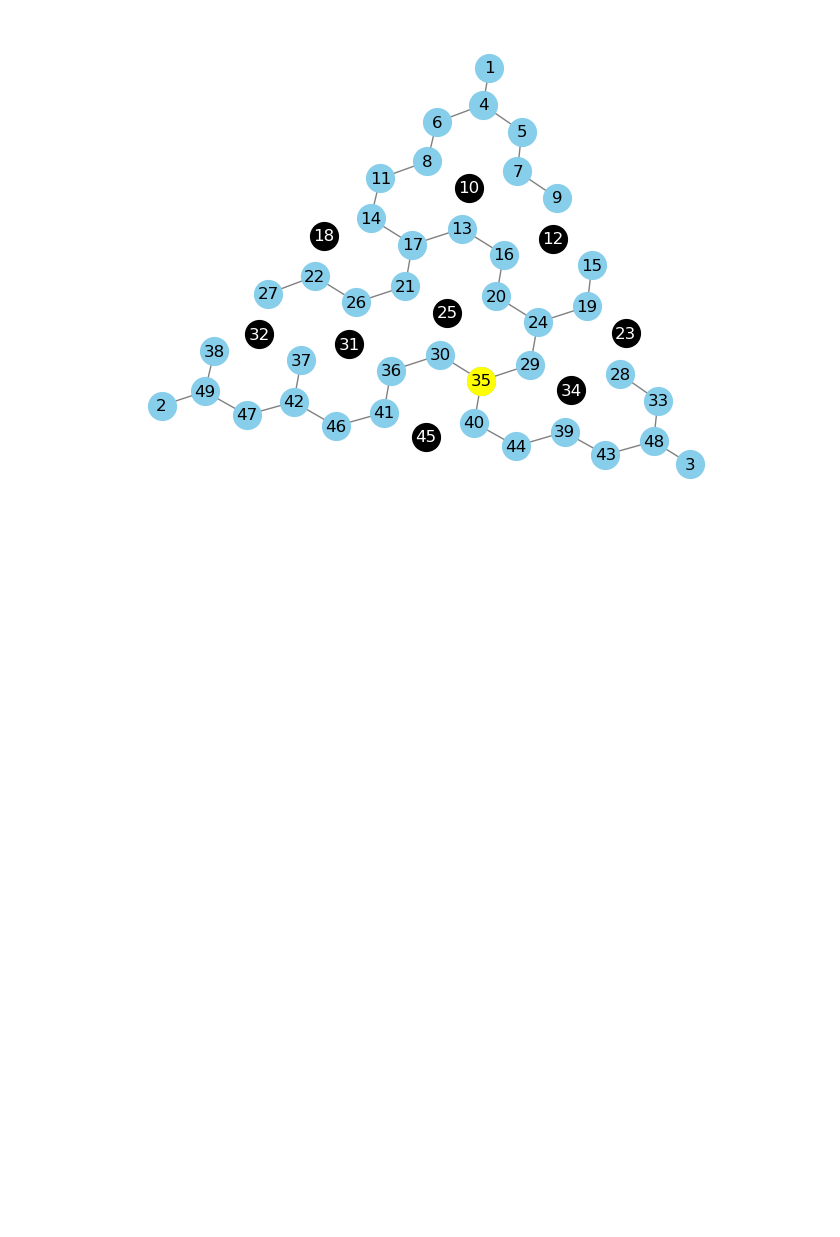
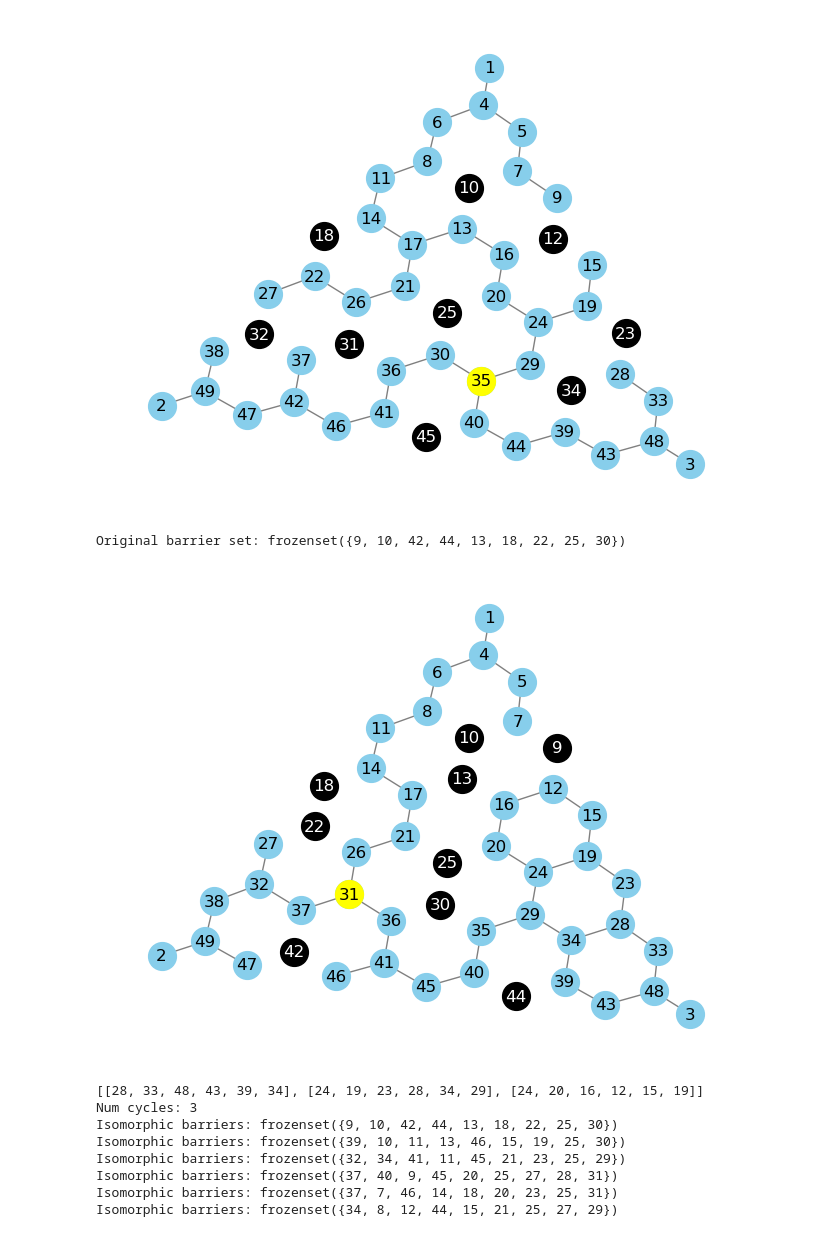
Before and after one commit to calderast/Maze_config, a Jupyter notebook: hex-maze-lookup.ipynb, the cells around one changed output. Cells and saved outputs as stored; diff of their text form; code cells hidden in the pictures; blank space fills up the shorter version.

```diff
--- a/hex-maze-lookup.ipynb
+++ b/hex-maze-lookup.ipynb
@@ -79,12 +79,17 @@ def get_maze_attributes(barrier_set):
     choice_points = set(find_all_critical_choice_points(maze))
     num_choice_points = len(choice_points)
 
+    # Get information about cycles
+    cycle_basis = nx.cycle_basis(maze)
+    num_cycles = len(cycle_basis)
+
     # Create a dictionary of attributes
     attributes = {'barriers': barrier_set, 'len12': len12, 'len13': len13, 'len23': len23,
                   'reward_path_lengths': reward_path_lengths, 'path_length_difference': path_length_difference,
                   'optimal_paths_12': optimal_paths_12, 'optimal_paths_13': optimal_paths_13,
                   'optimal_paths_23': optimal_paths_23, 'optimal_paths_all': optimal_paths_all,
-                  'choice_points': choice_points, 'num_choice_points': num_choice_points}
+                  'choice_points': choice_points, 'num_choice_points': num_choice_points,
+                 'cycles': cycle_basis, 'num_cycles': num_cycles}
     return attributes
 # %%
 from tqdm import tqdm
@@ -226,7 +231,7 @@ frozenset({32, 34, 41, 9, 14, 20, 21, 27, 28})
 def single_barrier_moved(barrier_set_1, barrier_set_2):
     ''' Check if two sets of barriers differ by only one element '''
 
-    # Symmetric difference (XOR) between the sets must have exactly two elements
+    # The symmetric difference (XOR) between the sets must have exactly two elements
     # because each set should have exactly one barrier not present in the other set
     return len(barrier_set_1.symmetric_difference(barrier_set_2)) == 2
 
@@ -245,8 +250,12 @@ def at_least_one_path_shorter_and_longer(paths_1, paths_2):
 def get_next_barrier_set(df, original_barriers):
     '''
     Given the hex maze database (df) and set of original barriers, get a list
-    of next barrier sets where at least one path increases in length and another decreases in length
-    compared to the original maze.
+    of next barrier sets created by the movement of a single barrier where at
+    least one path increases in length and another decreases in length
+    compared to the original barrier set.
+
+    Returns:
+    a list of potential new barrier sets
     '''
 
     # Find other valid mazes in the df that differ by the movement of a single barrier
@@ -316,3 +325,40 @@ Potential next barriers: frozenset({34, 10, 12, 45, 18, 21, 23, 25, 31})
 [figure]
 Potential next barriers: frozenset({32, 34, 10, 12, 45, 18, 23, 25, 31})
 [figure]
+# %%
+def count_cycles(graph):
+    # Find the cycle basis of the graph
+    cycle_basis = nx.cycle_basis(graph)
+    print(cycle_basis)
+    # The number of cycles is the length of the cycle basis
+    return len(cycle_basis)
+
+
+def get_isomorphic_mazes_graph_algo(df, barriers):
+    # Get the graph representation of the barrier set
+    G = create_maze_graph(barriers)
+    # Find other mazes in the dataframe that are isomorphic to the given barrier set
+    isomorphic_barriers = [b for b in df['barriers'] if nx.is_isomorphic(create_maze_graph(b), G)]
+    return isomorphic_barriers
+
+original_barriers  = df['barriers'][6]
+print("Original barrier set:", original_barriers, "\n")
+plot_hex_maze(original_barriers)
+
+print("Num cycles:", count_cycles(create_maze_graph(original_barriers)))
+
+iso_mazes = get_isomorphic_mazes(df, original_barriers)
+for m in iso_mazes:
+    print("Isomorphic barriers:", m)
+    #plot_hex_maze(m)
+# %% [output]
+Original barrier set: frozenset({9, 10, 42, 44, 13, 18, 22, 25, 30})
+[figure, added]
+[[28, 33, 48, 43, 39, 34], [24, 19, 23, 28, 34, 29], [24, 20, 16, 12, 15, 19]]
+Num cycles: 3
+Isomorphic barriers: frozenset({9, 10, 42, 44, 13, 18, 22, 25, 30})
+Isomorphic barriers: frozenset({39, 10, 11, 13, 46, 15, 19, 25, 30})
+Isomorphic barriers: frozenset({32, 34, 41, 11, 45, 21, 23, 25, 29})
+Isomorphic barriers: frozenset({37, 40, 9, 45, 20, 25, 27, 28, 31})
+Isomorphic barriers: frozenset({37, 7, 46, 14, 18, 20, 23, 25, 31})
+Isomorphic barriers: frozenset({34, 8, 12, 44, 15, 21, 25, 27, 29})
```
Also changed, not shown: parts of 2 cells of this notebook.
